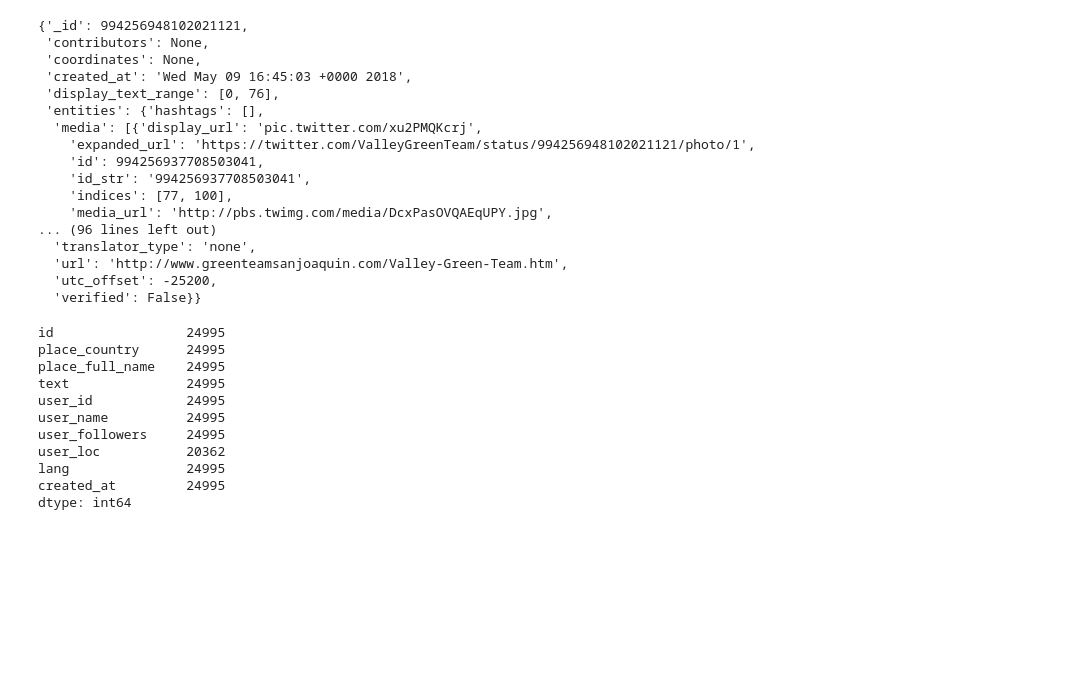
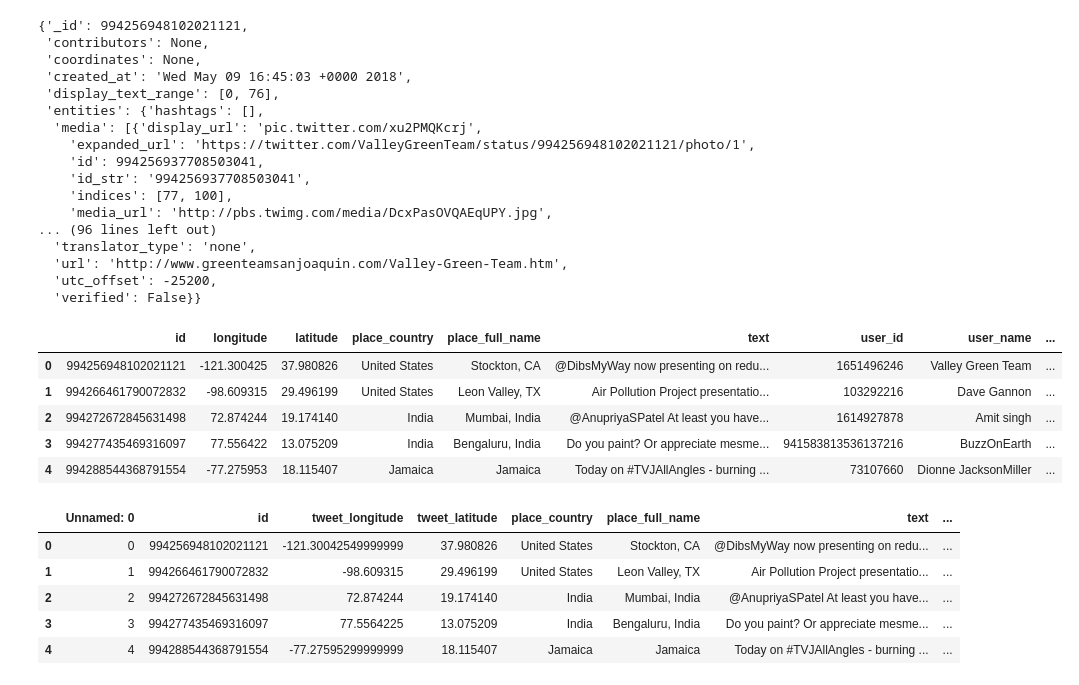
Before and after one commit to wesleytao/Pollution, a Jupyter notebook: lib/3.GeoExtraction.ipynb, the cells around one changed output. Saved outputs shown, nothing was run; the diff lists cells and outputs as text; code cells hidden in the pictures; blank space fills up the shorter version.

```diff
--- a/lib/3.GeoExtraction.ipynb
+++ b/lib/3.GeoExtraction.ipynb
@@ -92,6 +94,29 @@ withplace[0]
   'url': 'http://www.greenteamsanjoaquin.com/Valley-Green-Team.htm',
   'utc_offset': -25200,
   'verified': False}}
+# %%
+def get_coordinate(this_tweet):
+    '''input  dict  tweet
+       output list [LONGITUDE LATITUDE]'''
+    # There are geo-tagged 3 place store geoinformation
+    # User self-report place
+    # geo  1 Latitude 2 Longitude
+    # coordinates 1 LONGITUDE,2 Latitude
+    # coordinate box same as coordinates
+    coordiantes=None
+    try:
+        coordinates=this_tweet['coordinates']['coordinates']
+#         print('coordinates {}'.format(this_tweet['coordinates']['coordinates']))
+    except Exception as e:
+        pass
+
+    try:
+        # take average over coordinates box
+        coordinates=list(np.array(this_tweet['place']['bounding_box']['coordinates'][0]).mean(axis=0))
+    except Exception as e:
+        pass
+
+    return coordinates
 # %%
 def get_retweetid(tweet):
     try:
@@ -125,10 +150,13 @@ def get_retweet_rep(tweet):
     except:
         return None
 
+
+
 def jsontopandas(tweets_data):
     tweets=pd.DataFrame()
     tweets['id'] = list(map(lambda tweet: tweet['_id'], tweets_data))
-    tweets['longitude']
+    tweets['longitude']=list(map(lambda tweet:get_coordinate(tweet)[0], tweets_data))
+    tweets['latitude']=list(map(lambda tweet: get_coordinate(tweet)[1], tweets_data))
     tweets['place_country']=list(map(lambda tweet: tweet['place']['country'] if tweet['place']!= None else None, tweets_data))
     tweets['place_full_name']=list(map(lambda tweet: tweet['place']['full_name'] if tweet['place']!= None else None, tweets_data))
     tweets['text']=list(map(lambda tweet: tweet['text'], tweets_data))
@@ -141,4 +169,13 @@ def jsontopandas(tweets_data):
     return tweets
 # %%
 thistweet=jsontopandas(withplace)
+# %%
+thistweet.head()
+# %% [output]
+|  | id | longitude | latitude | place_country | place_full_name | text | user_id | user_name | ... |
+| 0 | 994256948102021121 | -121.300425 | 37.980826 | United States | Stockton, CA | @DibsMyWay now presenting on redu... | 1651496246 | Valley Green Team | ... |
+| 1 | 994266461790072832 | -98.609315 | 29.496199 | United States | Leon Valley, TX | Air Pollution Project presentatio... | 103292216 | Dave Gannon | ... |
+| 2 | 994272672845631498 | 72.874244 | 19.174140 | India | Mumbai, India | @AnupriyaSPatel At least you have... | 1614927878 | Amit singh | ... |
+| 3 | 994277435469316097 | 77.556422 | 13.075209 | India | Bengaluru, India | Do you paint? Or appreciate mesme... | 941583813536137216 | BuzzOnEarth | ... |
+| 4 | 994288544368791554 | -77.275953 | 18.115407 | Jamaica | Jamaica | Today on #TVJAllAngles - burning ... | 73107660 | Dionne JacksonMiller | ... |
 # %%
@@ -164,14 +183,10 @@ tweets['created_at']=list(map(lambda tweet: time.strftime('%Y-%m-%d %H:%M:%S', t
-# %%
-tweets.count()
-# %% [output]
-id                 24995
-place_country      24995
-place_full_name    24995
-text               24995
-user_id            24995
-user_name          24995
-user_followers     24995
-user_loc           20362
-lang               24995
-created_at         24995
-dtype: int64
+# %%
+this_tweet=pd.read_csv("../output/tweet_with_location.csv")
+this_tweet.head()
+# %% [output]
+|  | Unnamed: 0 | id | tweet_longitude | tweet_latitude | place_country | place_full_name | text | ... |
+| 0 | 0 | 994256948102021121 | -121.30042549999999 | 37.980826 | United States | Stockton, CA | @DibsMyWay now presenting on redu... | ... |
+| 1 | 1 | 994266461790072832 | -98.609315 | 29.496199 | United States | Leon Valley, TX | Air Pollution Project presentatio... | ... |
+| 2 | 2 | 994272672845631498 | 72.874244 | 19.174140 | India | Mumbai, India | @AnupriyaSPatel At least you have... | ... |
+| 3 | 3 | 994277435469316097 | 77.5564225 | 13.075209 | India | Bengaluru, India | Do you paint? Or appreciate mesme... | ... |
+| 4 | 4 | 994288544368791554 | -77.27595299999999 | 18.115407 | Jamaica | Jamaica | Today on #TVJAllAngles - burning ... | ... |
```
Also changed, not shown: parts of 8 cells of this notebook, 7 other files.
